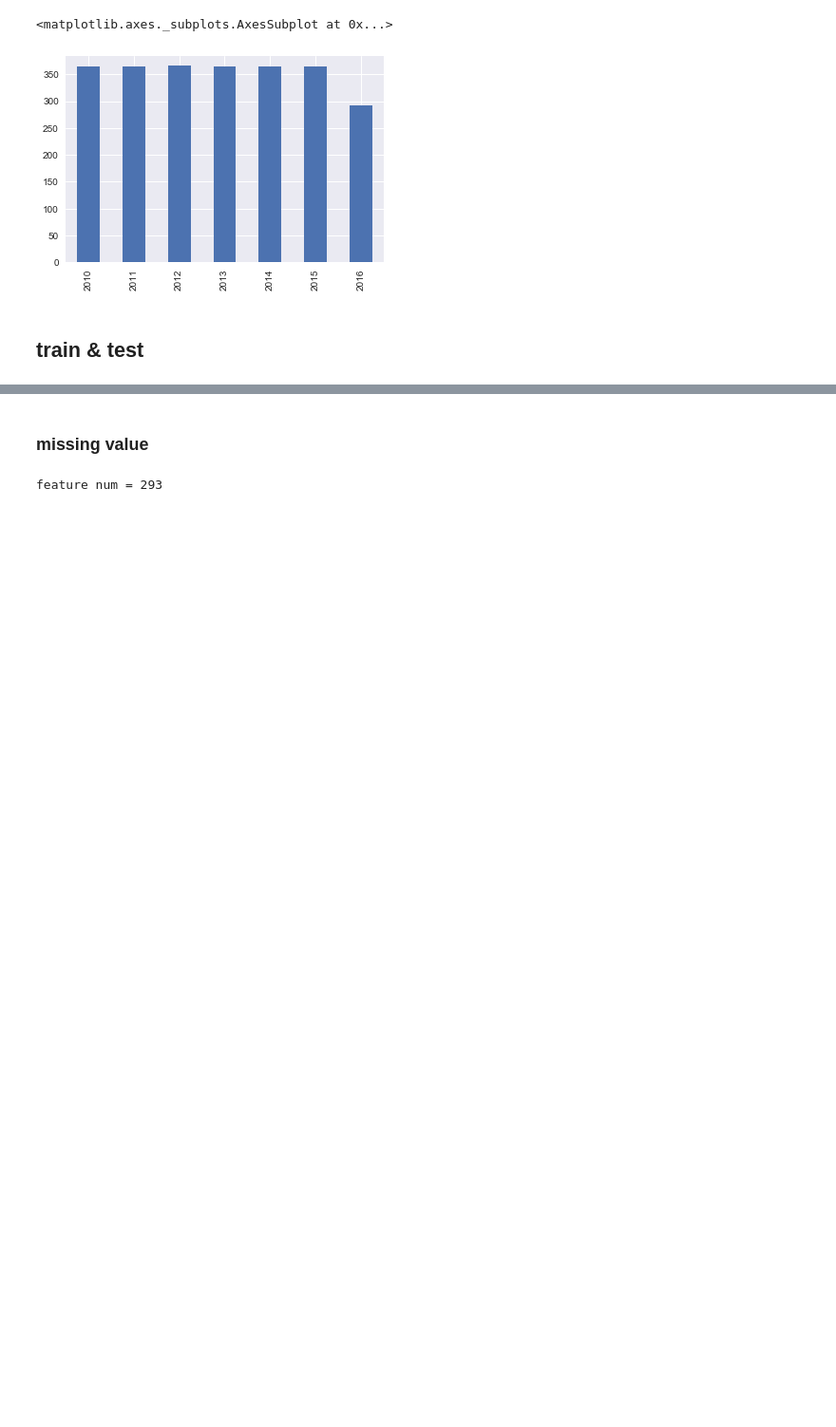
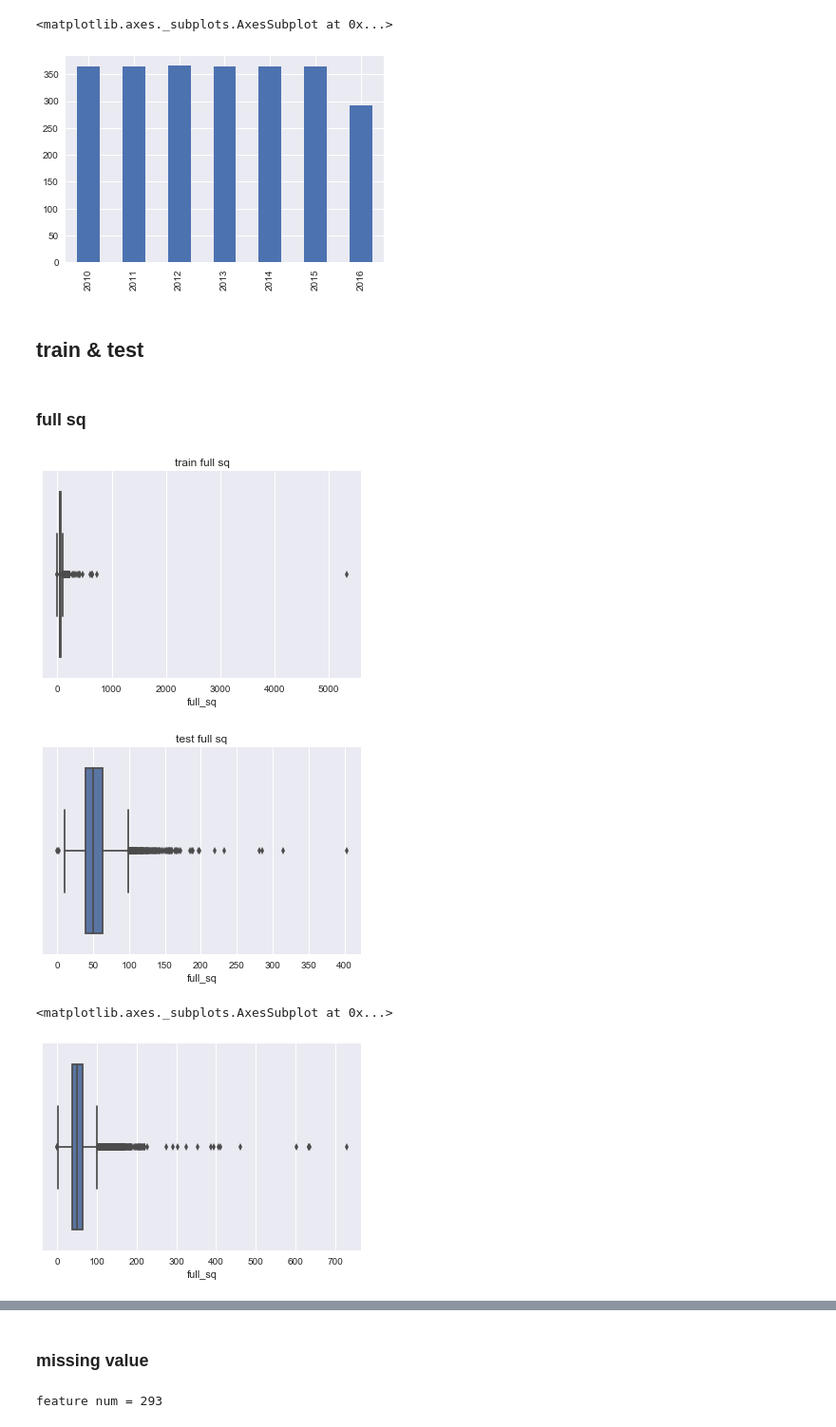
Before and after one commit to kqdmqx/kaggle-sberbank-russian-housing-market, a Jupyter notebook: ipython/20170525-first-eye.ipynb, the cells around one changed output, grey strips where cells are left out. Shown at 95% size. Drawn from its saved outputs; the diff is of its cells as text; code cells hidden in the pictures; blank space fills up the shorter version.

```diff
--- a/ipython/20170525-first-eye.ipynb
+++ b/ipython/20170525-first-eye.ipynb
@@ -80,3 +80,20 @@ train_test['year_month'] = train_test.timestamp.apply(lambda x: x.year * 100 + x
 train['year'] = train.timestamp.apply(lambda x: x.year)
 test['year'] = test.timestamp.apply(lambda x: x.year)
 train_test['year'] = train_test.timestamp.apply(lambda x: x.year)
+# %% [markdown]
+### full sq
+# %%
+sns.boxplot(train.full_sq)
+plt.title('train full sq')
+plt.show()
+
+sns.boxplot(test.full_sq)
+plt.title('test full sq')
+plt.show()
+
+sns.boxplot(train.loc[train.full_sq < 1000].full_sq)
+# %% [output]
+[figure, added]
+[figure, added]
+<matplotlib.axes._subplots.AxesSubplot at 0x...>
+[figure, added]
```
Also changed, not shown: parts of 2 cells of this notebook, 1 other file.
